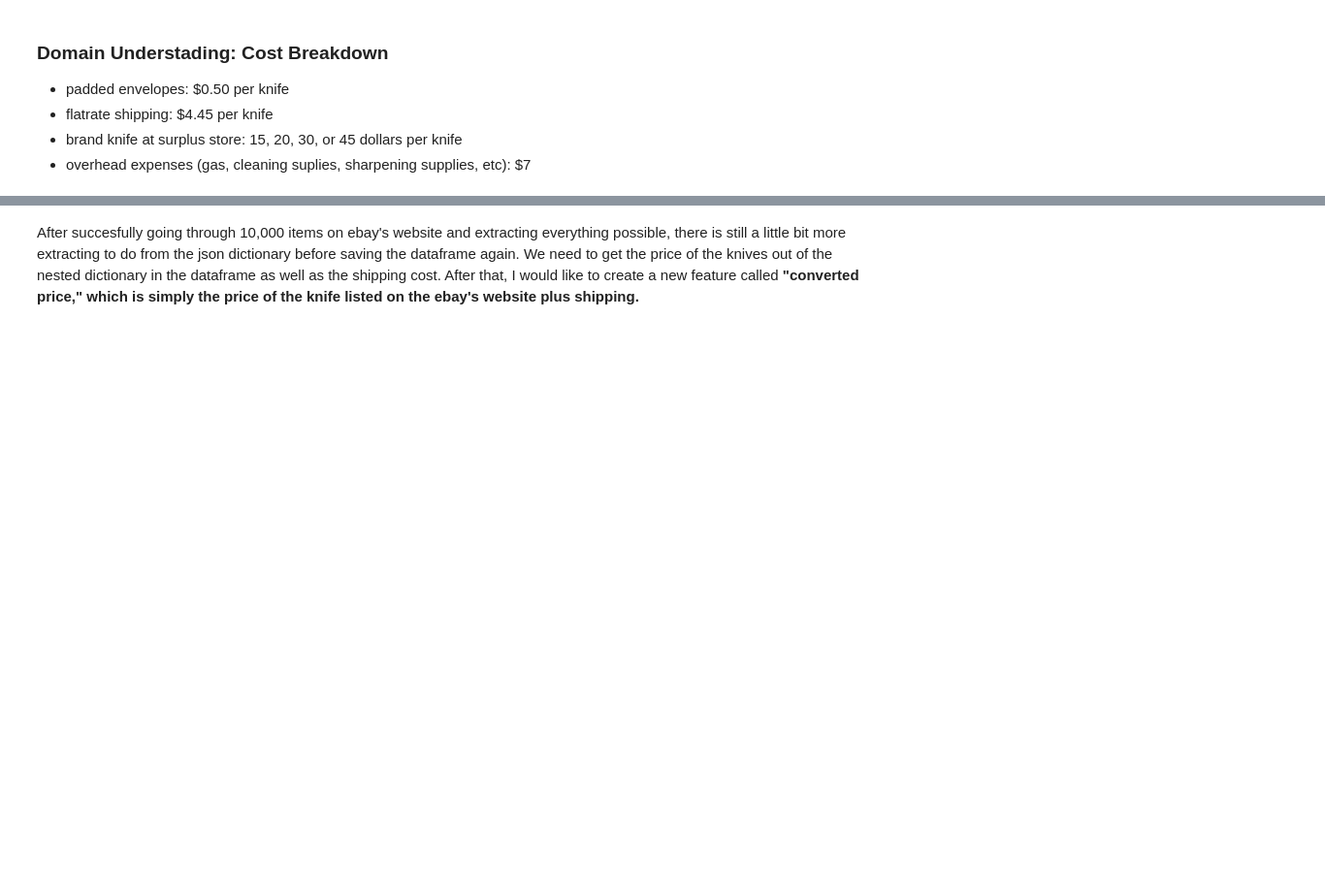
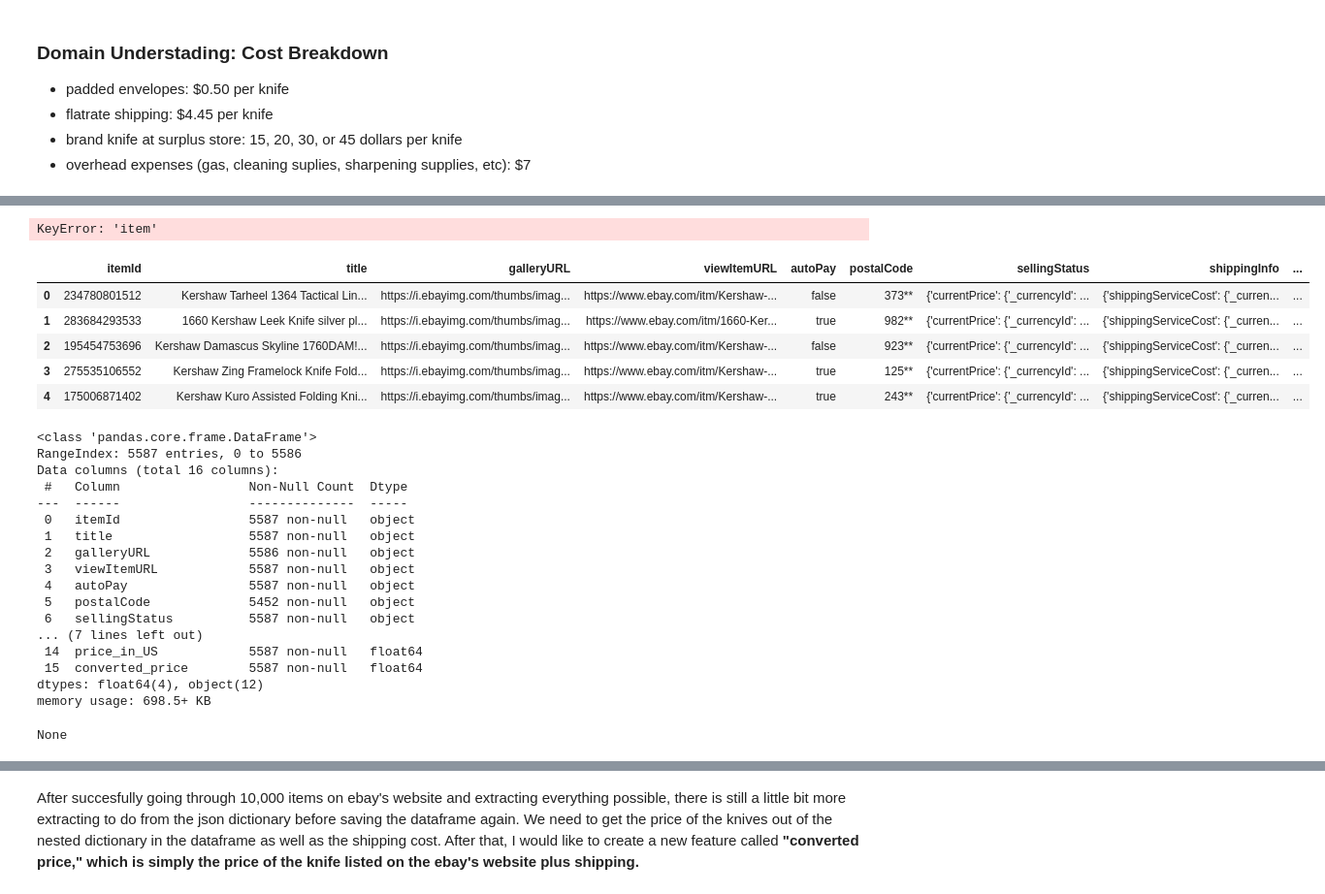
Before and after one commit to ddey117/Neural_Network_Predicting_Reseller_Success_Ebay, a Jupyter notebook: sourcing_data.ipynb, the cells around one changed output, grey strips where cells are left out. Shown at 97% size. Saved outputs shown, nothing was run; the diff lists cells and outputs as text; code cells hidden in the pictures; blank space fills up the shorter version.

```diff
--- a/sourcing_data.ipynb
+++ b/sourcing_data.ipynb
@@ -820,28 +487,27 @@ display(df_crkt.info())
 # %%
 df_crkt.to_csv('data/df_crkt.csv', index=False)
+# %%
+df_kershaw = knife_request('Kershaw', 4)
+# %% [output]
+KeyError: 'item'
 # %%
-# Create an empty list for the full prepared dataset
 full_dataset = []
-#debugger threw error at page 70
+for page in range(1, 58):
+#         # Add or update the "offset" key-value pair in url_params
 
+#         # Make the query and get the response
 
-for page in range(1, 69):
-    # Add or update the "offset" key-value pair in url_params
-    request['paginationInput']['pageNumber'] = page
-
-    # Make the query and get the response
-
-    api = Connection(config_file='ebay.yaml', debug=True, siteid="EBAY-US")
+    api = Connection(config_file='ebay.yaml', debug=False, siteid="EBAY-US")
 
     request = {
-                'keywords': 'knife',
+                'categoryId': 48818,
                 'itemFilter': [
+    #                                 {'name': 'Condition', 'value': 'Used'},
                                 {'name': 'ListingType', 'value': 'FixedPrice'}
                               ],
                 'aspectFilter': [
+                                  {'aspectName': 'Brand', 'aspectValueName': 'Kershaw'}],
 
-                                  {'aspectName': 'Brand', 'aspectValueName': 'Kershaw'}
-                                ],
 
                 'paginationInput': {
                                     'entriesPerPage': 100,
@@ -849,14 +515,14 @@ for page in range(1, 69):
 
                                     },
 
-                }
+                        }
+
+        #     request['paginationInput']['pageNumber'] = page
 
     response = api.execute('findItemsAdvanced', request)
 
     #save the response as a json dict
     response_dict = response.dict()
-
-
 
     #index dict to appropriate index
     results_list_of_dicts = response_dict['searchResult']['item']
@@ -868,9 +534,7 @@ for page in range(1, 69):
     # a list of lists instead of a flat list)
     full_dataset.extend(prepared_knives)
 
-# Check the length of the full dataset. It will be up to `total`,
-# potentially less if there were missing values
-display(len(full_dataset))
+    # Check the length of the full dataset. It will be up to `total`,
+    # potentially less if there were missing values
 
-
-df_kershaw = pd.DataFrame(full_dataset)
+    df = pd.DataFrame(full_dataset)
@@ -879,2 +541,27 @@ bucket_dict
 # %%
-df_kershaw = prepare_df(df_kershaw)
+df_kershaw = prepare_df(df)
+# %% [output]
+|  | itemId | title | galleryURL | viewItemURL | autoPay | postalCode | sellingStatus | shippingInfo | ... |
+| 0 | 234780801512 | Kershaw Tarheel 1364 Tactical Lin... | https://i.ebayimg.com/thumbs/imag... | https://www.ebay.com/itm/Kershaw-... | false | 373** | {'currentPrice': {'_currencyId': ... | {'shippingServiceCost': {'_curren... | ... |
+| 1 | 283684293533 | 1660 Kershaw Leek Knife silver pl... | https://i.ebayimg.com/thumbs/imag... | https://www.ebay.com/itm/1660-Ker... | true | 982** | {'currentPrice': {'_currencyId': ... | {'shippingServiceCost': {'_curren... | ... |
+| 2 | 195454753696 | Kershaw Damascus Skyline 1760DAM!... | https://i.ebayimg.com/thumbs/imag... | https://www.ebay.com/itm/Kershaw-... | false | 923** | {'currentPrice': {'_currencyId': ... | {'shippingServiceCost': {'_curren... | ... |
+| 3 | 275535106552 | Kershaw Zing Framelock Knife Fold... | https://i.ebayimg.com/thumbs/imag... | https://www.ebay.com/itm/Kershaw-... | true | 125** | {'currentPrice': {'_currencyId': ... | {'shippingServiceCost': {'_curren... | ... |
+| 4 | 175006871402 | Kershaw Kuro Assisted Folding Kni... | https://i.ebayimg.com/thumbs/imag... | https://www.ebay.com/itm/Kershaw-... | true | 243** | {'currentPrice': {'_currencyId': ... | {'shippingServiceCost': {'_curren... | ... |
+<class 'pandas.core.frame.DataFrame'>
+RangeIndex: 5587 entries, 0 to 5586
+Data columns (total 16 columns):
+ #   Column                 Non-Null Count  Dtype
+---  ------                 --------------  -----
+ 0   itemId                 5587 non-null   object
+ 1   title                  5587 non-null   object
+ 2   galleryURL             5586 non-null   object
+ 3   viewItemURL            5587 non-null   object
+ 4   autoPay                5587 non-null   object
+ 5   postalCode             5452 non-null   object
+ 6   sellingStatus          5587 non-null   object
+... (7 lines left out)
+ 14  price_in_US            5587 non-null   float64
+ 15  converted_price        5587 non-null   float64
+dtypes: float64(4), object(12)
+memory usage: 698.5+ KB
+None
```
Also changed, not shown: parts of 174 cells of this notebook, 10 other files.
